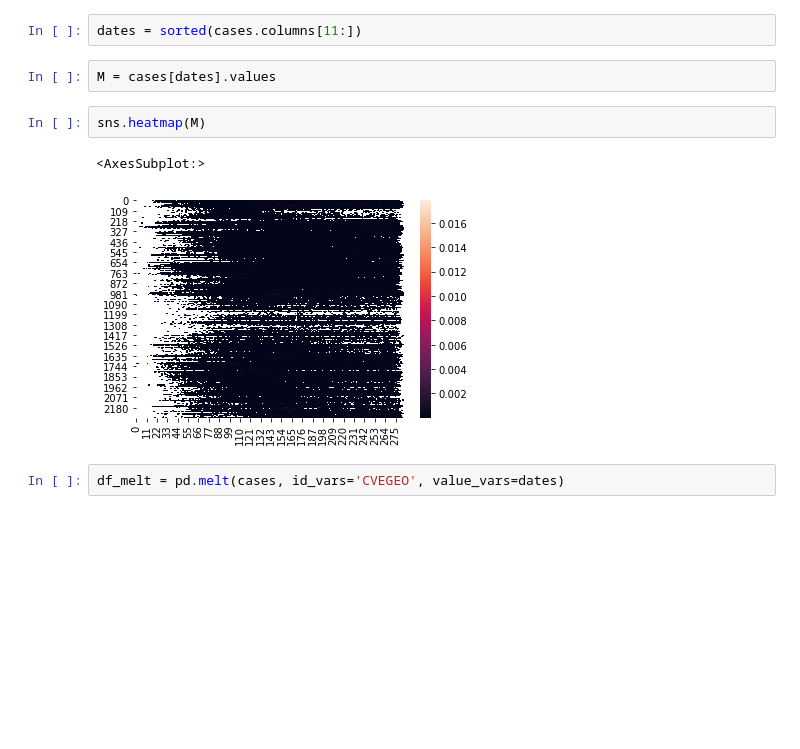
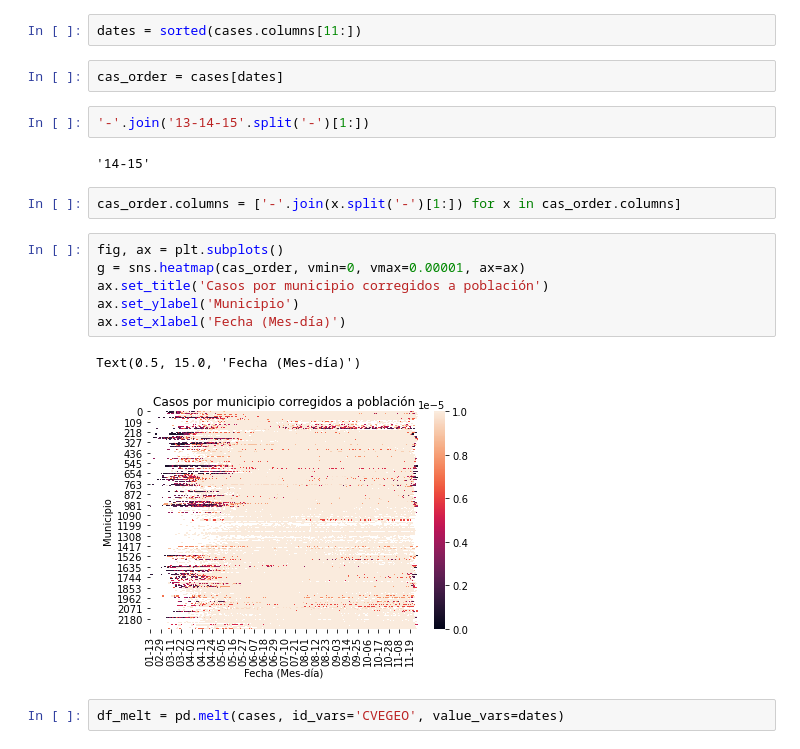
Before and after one commit to ddiannae/datamexico-covid, a Jupyter notebook: jupyter/Lista_de_municipios.ipynb, the cells around one changed output. Drawn from its saved outputs; the diff is of its cells as text; blank space fills up the shorter version.

```diff
--- a/jupyter/Lista_de_municipios.ipynb
+++ b/jupyter/Lista_de_municipios.ipynb
@@ -72,12 +46,22 @@ cases = pd.read_csv('../data/casos_ajustado_poblacion.txt', sep='\t')
 # %%
 dates = sorted(cases.columns[11:])
 # %%
-M = cases[dates].values
+cas_order = cases[dates]
-# %%
-sns.heatmap(M)
-# %% [output]
-<AxesSubplot:>
-[figure, removed]
+# %%
+'-'.join('13-14-15'.split('-')[1:])
+# %% [output]
+'14-15'
+# %%
+cas_order.columns = ['-'.join(x.split('-')[1:]) for x in cas_order.columns]
+# %%
+fig, ax = plt.subplots()
+g = sns.heatmap(cas_order, vmin=0, vmax=0.00001, ax=ax)
+ax.set_title('Casos por municipio corregidos a población')
+ax.set_ylabel('Municipio')
+ax.set_xlabel('Fecha (Mes-día)')
+# %% [output]
+Text(0.5, 15.0, 'Fecha (Mes-día)')
+[figure, added]
 # %%
 df_melt = pd.melt(cases, id_vars='CVEGEO', value_vars=dates)
 # %%
```
Also changed, not shown: parts of 36 cells of this notebook, 1 other file.
